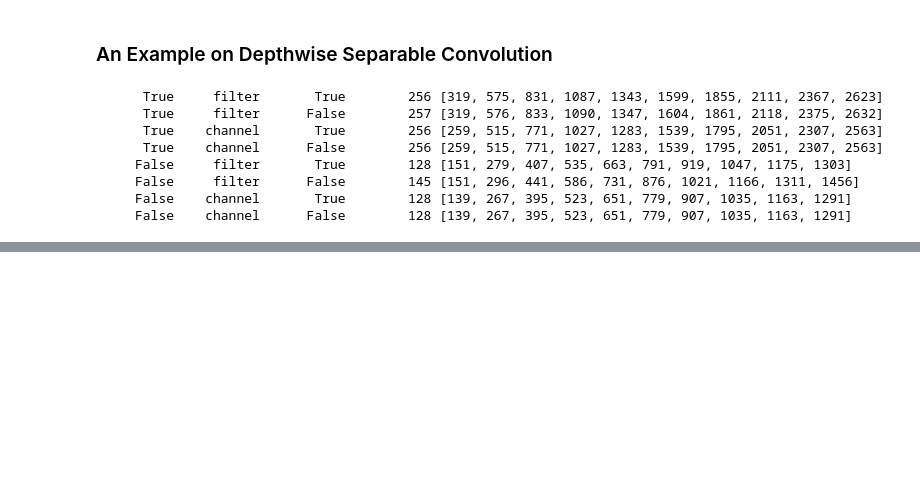
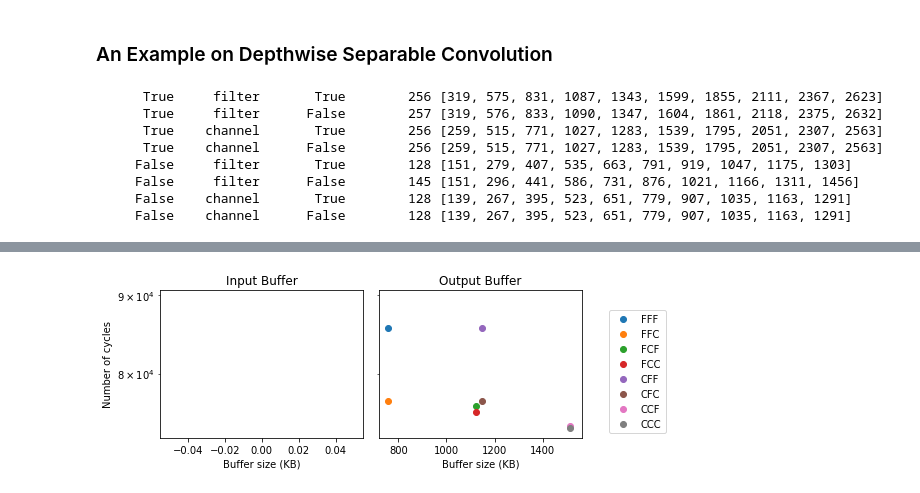
Before and after one commit to kumasento/deacon, a Jupyter notebook: experimental/notebooks/layer_fusion.ipynb, the cells around one changed output, grey strips where cells are left out. Drawn from its saved outputs; the diff is of its cells as text; code cells hidden in the pictures; blank space fills up the shorter version.

```diff
--- a/experimental/notebooks/layer_fusion.ipynb
+++ b/experimental/notebooks/layer_fusion.ipynb
@@ -19,6 +20,12 @@ import layer_fusion_utils as utils
 # %%
 ConvLayer = utils.ConvLayer
 # %%
+def create_stacked_block(H, W, C, K):
+    return [
+        ConvLayer("conv1", H, W, C, C, K, "standard"),
+        ConvLayer("conv2", H - K + 1, W - K + 1, C, C, K, "standard")
+    ]
+
 def create_depthwise_separable_block(H, W, C, F, K):
     return [
         ConvLayer("conv1", H, W, C, C, K, "depthwise"),
@@ -318,11 +326,0 @@ for cl, seq, udb in itertools.product(channel_larger, seqs, use_double_buffer):
-# %%
-seqs = [["channel", "filter", "channel"], ["filter", "channel", "filter"]]
-for seq in seqs:
-    r = utils.run_dataflow_sim(10,
-                               create_bottleneck_block(56, 56, 256, 64, 3),
-                               {"conv1": {"P_W": 1, "P_C": 32, "P_F": 32},
-                                "conv2": {"P_W": 1, "P_C": 32, "P_F": 32},
-                                "conv3": {"P_W": 1, "P_C": 32, "P_F": 32}},
-                               seq)
-    throughput = r[-1] - r[-2]
-    print("%10d %s" % (throughput, r))
@@ -342,0 +438,27 @@ class DataflowModel:
+# %%
+fig, ax = plt.subplots(1, 2, figsize=(8, 3), sharey=True)
+
+for i, is_buf_input in enumerate([True]):
+    curr_df = df[df['IsBufInput'] == is_buf_input]
+
+    xss = []
+    yss = []
+    for seq in SEQS:
+        s = encode_seq(seq)
+        xss.append(curr_df[curr_df['SEQ'] == s]['BufferSize'].tolist())
+        yss.append(curr_df[curr_df['SEQ'] == s]['Cycles'].tolist())
+
+    for idx in range(len(SEQS)):
+        ax[i].scatter(xss[idx], yss[idx], label=encode_seq(SEQS[idx]))
+    ax[i].set_xlabel('Buffer size (KB)')
+    if i == 0:
+        ax[i].set_ylabel('Number of cycles')
+        ax[i].set_yscale('log')
+    ax[i].set_title('%s Buffer' % ('Input' if is_buf_input else 'Output'))
+
+fig.legend(labels=[encode_seq(s) for s in SEQS], loc=7)
+fig.tight_layout()
+fig.subplots_adjust(right=0.85)
+fig.savefig('')
+# %% [output]
+[figure, added]
```
Also changed, not shown: parts of 9 cells of this notebook, 10 other files.
